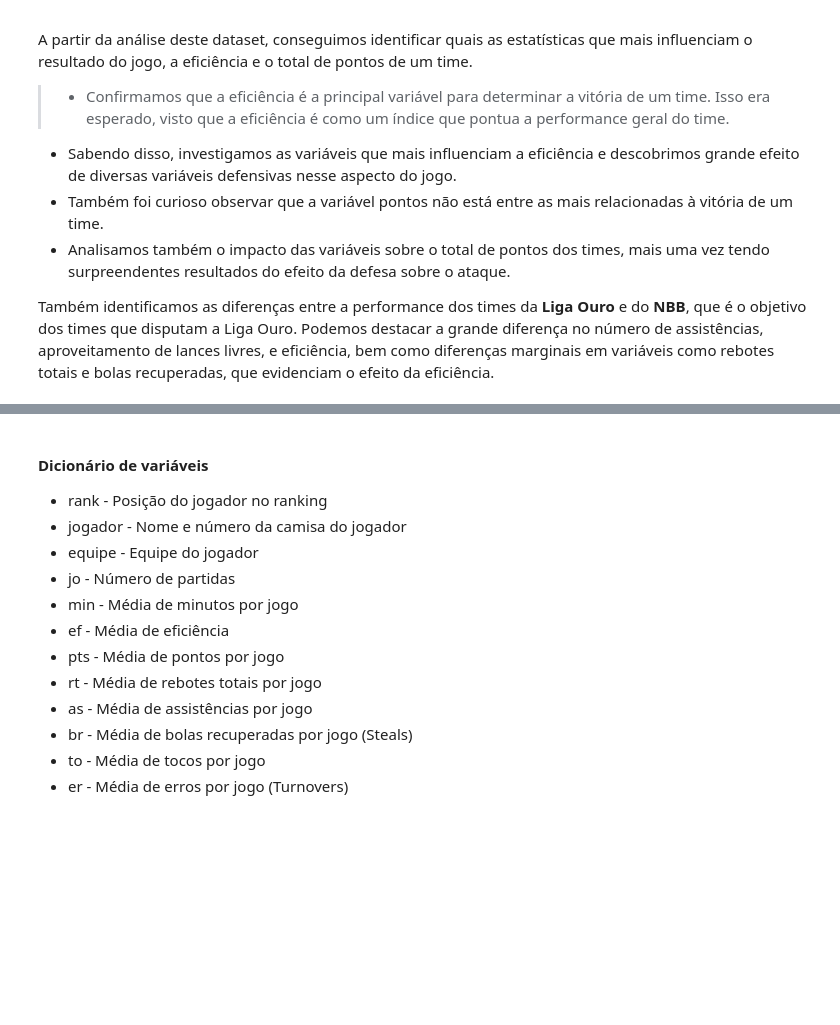
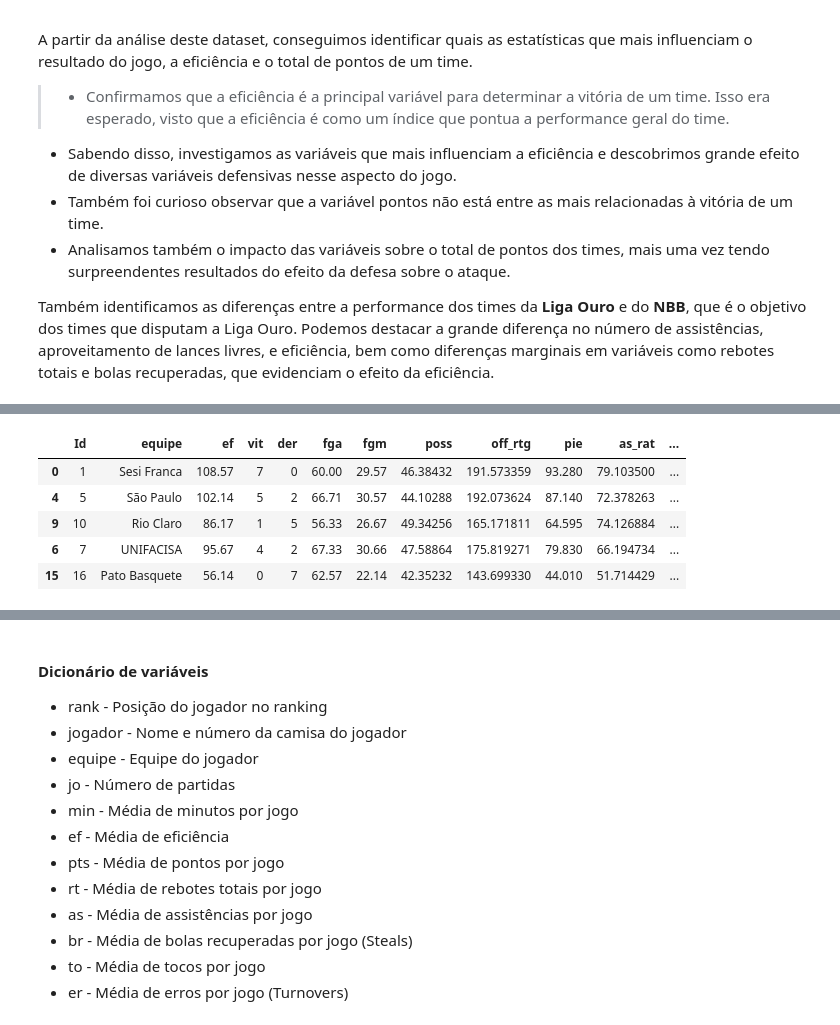
Before and after one commit to rafaelnduarte/Analise_De_Dados_Cerrado_Basquete, a Jupyter notebook: Análise_de_Dados_Cerrado_Basquete.ipynb, the cells around one changed output, grey strips where cells are left out. Drawn from its saved outputs; the diff is of its cells as text; code cells hidden in the pictures; blank space fills up the shorter version.

```diff
--- a/Análise_de_Dados_Cerrado_Basquete.ipynb
+++ b/Análise_de_Dados_Cerrado_Basquete.ipynb
@@ -551,0 +749,10 @@ Também identificamos as diferenças entre a performance dos times da **Liga Our
+# %%
+# estatísticas dos times da Liga Ouro no NBB.
+adv_nbb.loc[[0,4,9,6,15]].head()
+# %% [output]
+|  | Id | equipe | ef | vit | der | fga | fgm | poss | off_rtg | pie | as_rat | ... |
+| 0 | 1 | Sesi Franca | 108.57 | 7 | 0 | 60.00 | 29.57 | 46.38432 | 191.573359 | 93.280 | 79.103500 | ... |
+| 4 | 5 | São Paulo | 102.14 | 5 | 2 | 66.71 | 30.57 | 44.10288 | 192.073624 | 87.140 | 72.378263 | ... |
+| 9 | 10 | Rio Claro | 86.17 | 1 | 5 | 56.33 | 26.67 | 49.34256 | 165.171811 | 64.595 | 74.126884 | ... |
+| 6 | 7 | UNIFACISA | 95.67 | 4 | 2 | 67.33 | 30.66 | 47.58864 | 175.819271 | 79.830 | 66.194734 | ... |
+| 15 | 16 | Pato Basquete | 56.14 | 0 | 7 | 62.57 | 22.14 | 42.35232 | 143.699330 | 44.010 | 51.714429 | ... |
```
Also changed, not shown: parts of 29 cells of this notebook.
